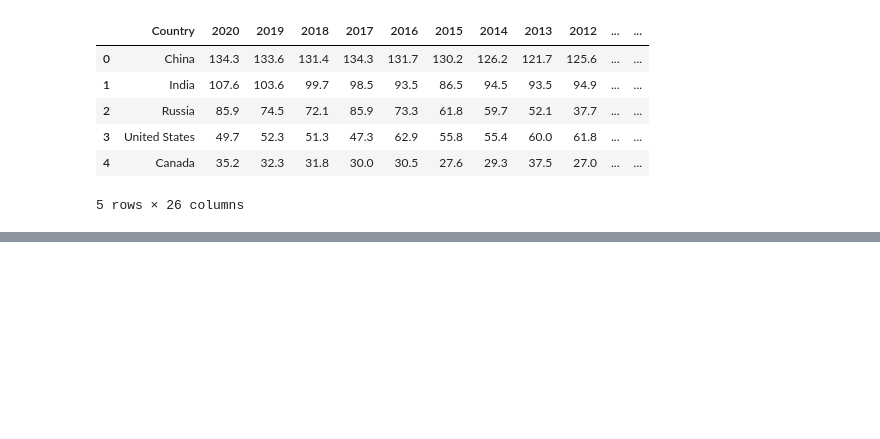
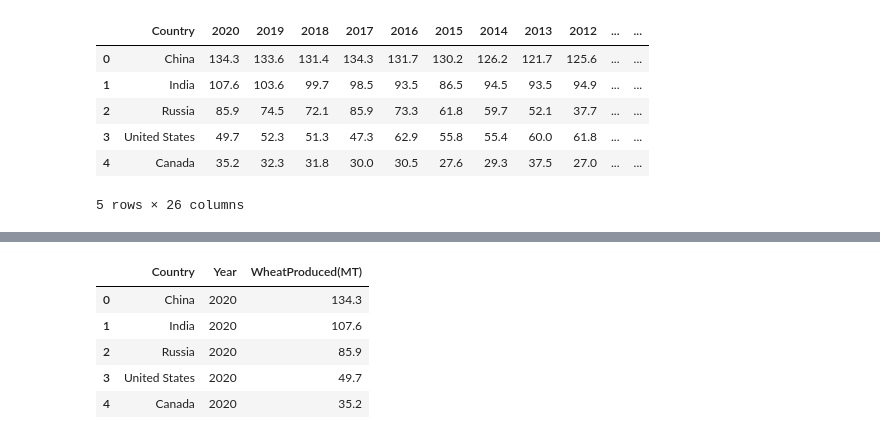
Before and after one commit to gautam7-github/wheat__produced_eda, a Jupyter notebook: wts.ipynb, the cells around one changed output, grey strips where cells are left out. Cells and saved outputs as stored; diff of their text form; code cells hidden in the pictures; blank space fills up the shorter version.

```diff
--- a/wts.ipynb
+++ b/wts.ipynb
@@ -140,0 +161,9 @@ df_transformed.to_csv("country_wise_wheat_produced.csv",index=False)
+# %%
+test.head()
+# %% [output]
+|  | Country | Year | WheatProduced(MT) |
+| 0 | China | 2020 | 134.3 |
+| 1 | India | 2020 | 107.6 |
+| 2 | Russia | 2020 | 85.9 |
+| 3 | United States | 2020 | 49.7 |
+| 4 | Canada | 2020 | 35.2 |
```
Also changed, not shown: parts of 13 cells of this notebook, 3 other files.
